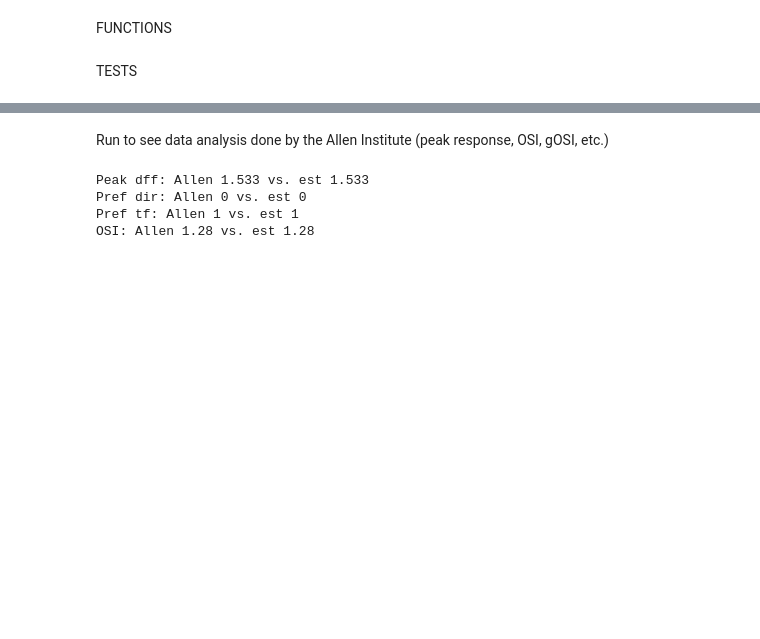
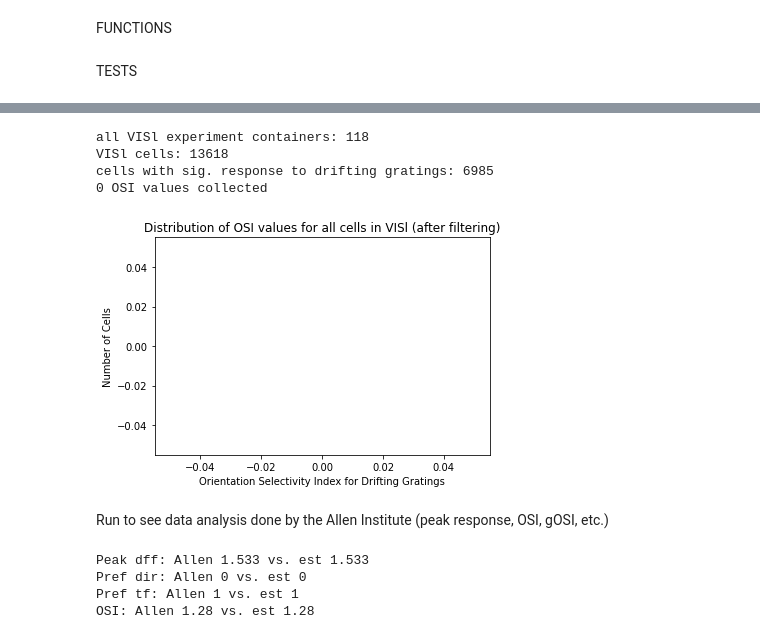
Before and after one commit to ejyu-git/allen-data-proj, a Jupyter notebook: drifting_gratings.ipynb, the cells around one changed output, grey strips where cells are left out. Saved outputs shown, nothing was run; the diff lists cells and outputs as text; code cells hidden in the pictures; blank space fills up the shorter version.

Commit message:
filtering by cell completed

```diff
--- a/drifting_gratings.ipynb
+++ b/drifting_gratings.ipynb
@@ -265,7 +275,7 @@ def dg_for_cell(boc, dsi_cells, index, plot_trial_graphs, plot_stim_instances, p
 # max_cells: if given a value, will only run a maximum of that amount of cells
 #
 # Warning: will require downloading nwb files for many cells. Will take a while
-def create_histogram(targeted_struct, print_OSIs, print_other_vals, filter_vals, cre_lines_list, max_cells) :
+def create_histogram(targeted_struct, print_OSIs, print_other_vals, filter_vals, cre_lines_list, max_cells):
 
     # Download experiment containers for experiments of target structure
     exp_containers = boc.get_experiment_containers(targeted_structures=[targeted_struct])
@@ -288,40 +298,24 @@ def create_histogram(targeted_struct, print_OSIs, print_other_vals, filter_vals,
     dsi_cells = sig_cells
 
     # direction selective cells
-    #dsi_cells = sig_cells[(sig_cells['g_dsi_dg'] > 0.9)]  #lower threshold or get rid of entirely?
+    #dsi_cells = sig_cells[(sig_cells['g_dsi_dg'] > 0.75)]  #lower threshold or get rid of entirely?
     #print("direction-selective cells: %d" % len(dsi_cells))
 
     OSIs = []
     OSI_index=0
     index = 0
 
-    if (max_cells != 0) : # decide how many times to run cell calculations
+    if (max_cells != None) : # decide how many times to run cell calculations
         max_runs = max_cells
     else :
         max_runs = len(dsi_cells)
 
     while index < max_runs :
-        cell_vals = dg_for_cell(boc, dsi_cells, index, False, False, False, False, False)
-        OSI = cell_vals[4]
-        if (cre_lines_list != None) :  # if cre_line arg is set, will also filter by cell type
+        cell_vals = dg_for_cell(boc, dsi_cells, index, False, False, False, False, False, cre_lines_list)
+        if (cell_vals != None) :
+            OSI = cell_vals[4]
+            OSIs.append(OSI)
             if (print_OSIs) : print("Cell", index, "OSI:", OSI)
-            old_OSI_index = OSI_index
-            for cell_type in cre_lines_list:
-                if (cell_vals[6] == cell_type):
-                    print("Cell", index, "is one of the indicated cell types. OSI INCLUDED")
-                    OSIs[OSI_index] = OSI
-                    OSI_index += 1
-                    if (print_other_vals) :
-                        print("Rmax:", cell_vals[0])
-                        print("Pref TF:", cell_vals[1])
-                        print("Pref ORI:", cell_vals[2])
-                        print("Rorth:", cell_vals[3])
-                        print("gOSI:", cell_vals[5])
-            if (old_OSI_index == OSI_index) :
-                print("Cell", index, "is not any of the indicated cell types. OSI Not Included")
-        else:
-            OSIs[OSI_index] = OSI
-            if (print_OSIs) : print(index, "OSI:", OSI)
             if (print_other_vals) :
                 print("Rmax:", cell_vals[0])
                 print("Pref TF:", cell_vals[1])
@@ -331,7 +325,8 @@ def create_histogram(targeted_struct, print_OSIs, print_other_vals, filter_vals,
             OSI_index += 1
         index += 1
 
-    if(OSIs == None) : sys.exit("0 OSI values collected")
+    if not OSIs : # if OSIs is empty
+        print("0 OSI values collected")
 
     if(filter_vals):
         filtered_OSIs = filter(lambda tar_OSI: 0 <= tar_OSI <= 2, OSIs)
@@ -477,5 +441,11 @@ Cell 49 is not any of the indicated cell types. OSI Not Included
 # %%
-create_histogram('VISpm', True, False, True, ['Sst-IRES-Cre', 'Vip-IRES-Cre'])
+create_histogram('VISl', True, False, True, ['Sst-IRES-Cre', 'Vip-IRES-Cre', 'Pvalb-IRES-Cre'], None)
+# %% [output]
+all VISl experiment containers: 118
+VISl cells: 13618
+cells with sig. response to drifting gratings: 6985
+0 OSI values collected
+[figure, added]
 # %% [markdown]
 Run to see data analysis done by the Allen Institute (peak response, OSI, gOSI, etc.)
 # %%
```
Also changed, not shown: parts of 7 cells of this notebook.
